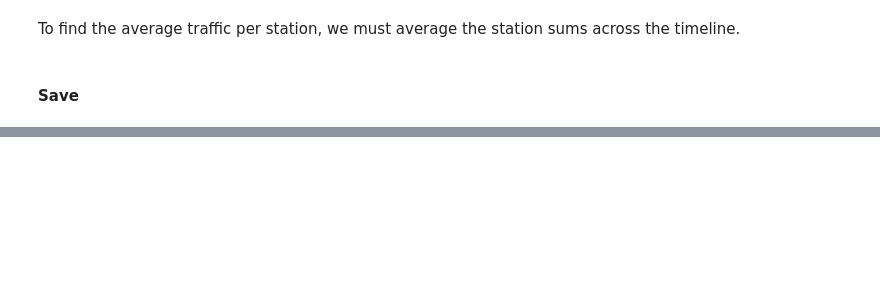
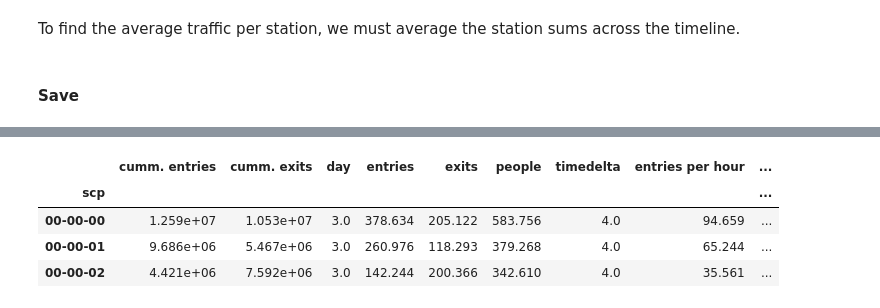
Before and after one commit to samfunk/metis-one-Benson, a Jupyter notebook: jupyter-notebooks/MTA-exploratory-data-analysis.ipynb, the cells around one changed output, grey strips where cells are left out. Drawn from its saved outputs; the diff is of its cells as text; code cells hidden in the pictures; blank space fills up the shorter version.

```diff
--- a/jupyter-notebooks/MTA-exploratory-data-analysis.ipynb
+++ b/jupyter-notebooks/MTA-exploratory-data-analysis.ipynb
@@ -278,0 +304,8 @@ save_file(evening_rush_average, 'evening_df.pkl')
+# %%
+df[df['station linename'] == demo_station].groupby('scp').mean()
+# %% [output]
+|  | cumm. entries | cumm. exits | day | entries | exits | people | timedelta | entries per hour | ... |
+| scp |  |  |  |  |  |  |  |  | ... |
+| 00-00-00 | 1.259e+07 | 1.053e+07 | 3.0 | 378.634 | 205.122 | 583.756 | 4.0 | 94.659 | ... |
+| 00-00-01 | 9.686e+06 | 5.467e+06 | 3.0 | 260.976 | 118.293 | 379.268 | 4.0 | 65.244 | ... |
+| 00-00-02 | 4.421e+06 | 7.592e+06 | 3.0 | 142.244 | 200.366 | 342.610 | 4.0 | 35.561 | ... |
```
Also changed, not shown: parts of 11 cells of this notebook.
